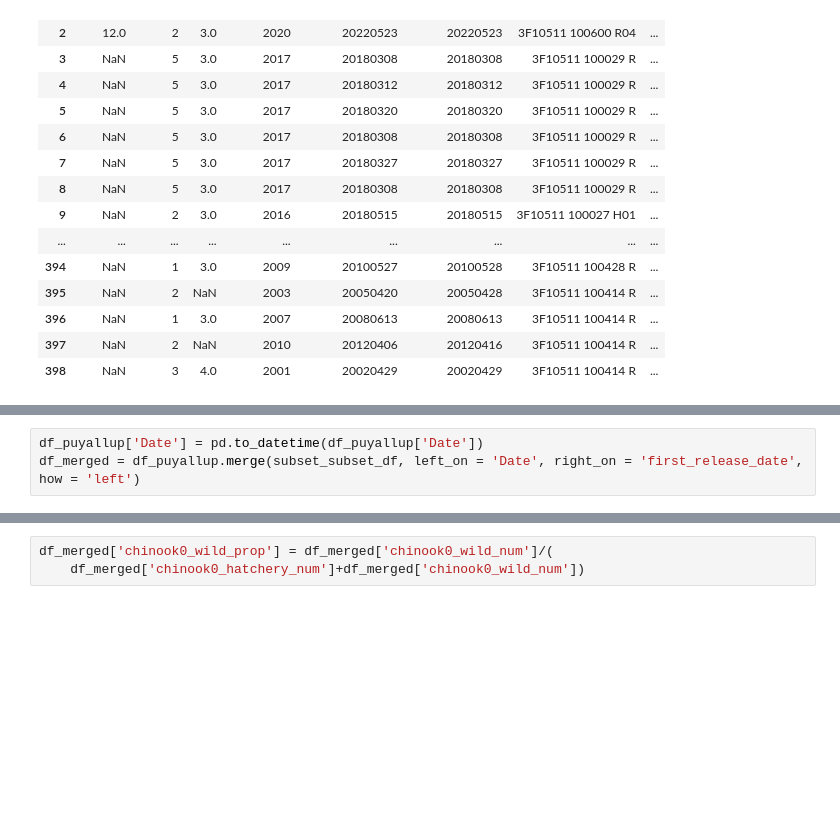
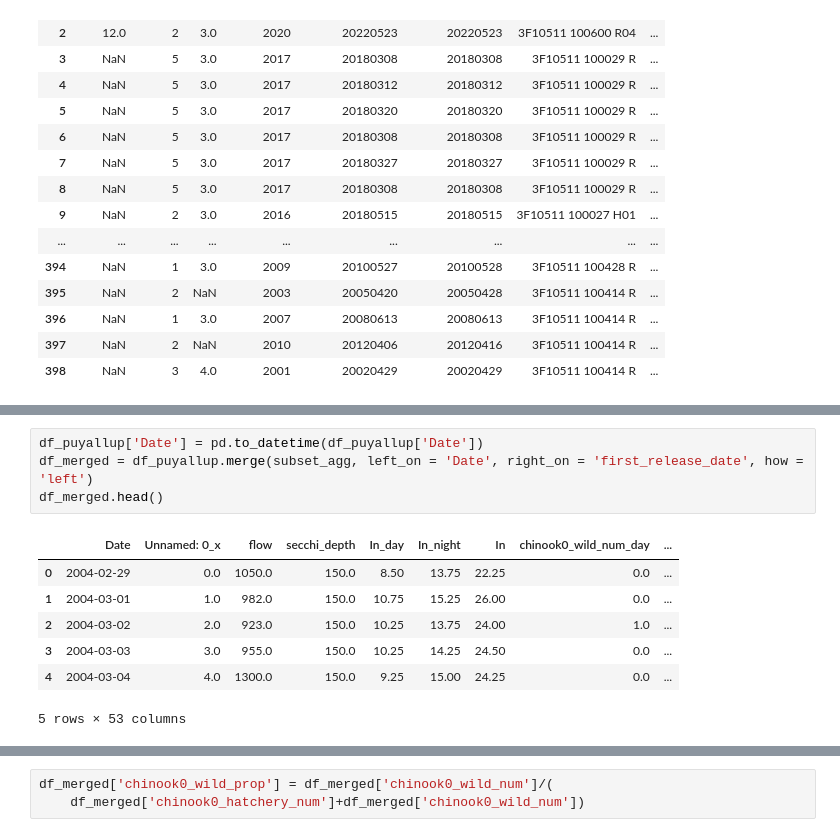
Before and after one commit to maria-kuruvilla/pied_piper, a Jupyter notebook: puyallup_rmis.ipynb, the cells around one changed output, grey strips where cells are left out. Saved outputs shown, nothing was run; the diff lists cells and outputs as text; blank space fills up the shorter version.

```diff
--- a/puyallup_rmis.ipynb
+++ b/puyallup_rmis.ipynb
@@ -88,4 +114,13 @@ print(df_puyallup)
 [6373 rows x 49 columns]
 # %%
 df_puyallup['Date'] = pd.to_datetime(df_puyallup['Date'])
-df_merged = df_puyallup.merge(subset_subset_df, left_on = 'Date', right_on = 'first_release_date', how = 'left')
+df_merged = df_puyallup.merge(subset_agg, left_on = 'Date', right_on = 'first_release_date', how = 'left')
+df_merged.head()
+# %% [output]
+|  | Date | Unnamed: 0_x | flow | secchi_depth | In_day | In_night | In | chinook0_wild_num_day | ... |
+| 0 | 2004-02-29 | 0.0 | 1050.0 | 150.0 | 8.50 | 13.75 | 22.25 | 0.0 | ... |
+| 1 | 2004-03-01 | 1.0 | 982.0 | 150.0 | 10.75 | 15.25 | 26.00 | 0.0 | ... |
+| 2 | 2004-03-02 | 2.0 | 923.0 | 150.0 | 10.25 | 13.75 | 24.00 | 1.0 | ... |
+| 3 | 2004-03-03 | 3.0 | 955.0 | 150.0 | 10.25 | 14.25 | 24.50 | 0.0 | ... |
+| 4 | 2004-03-04 | 4.0 | 1300.0 | 150.0 | 9.25 | 15.00 | 24.25 | 0.0 | ... |
+5 rows × 53 columns
```
Also changed, not shown: parts of 12 cells of this notebook, 4 other files.
